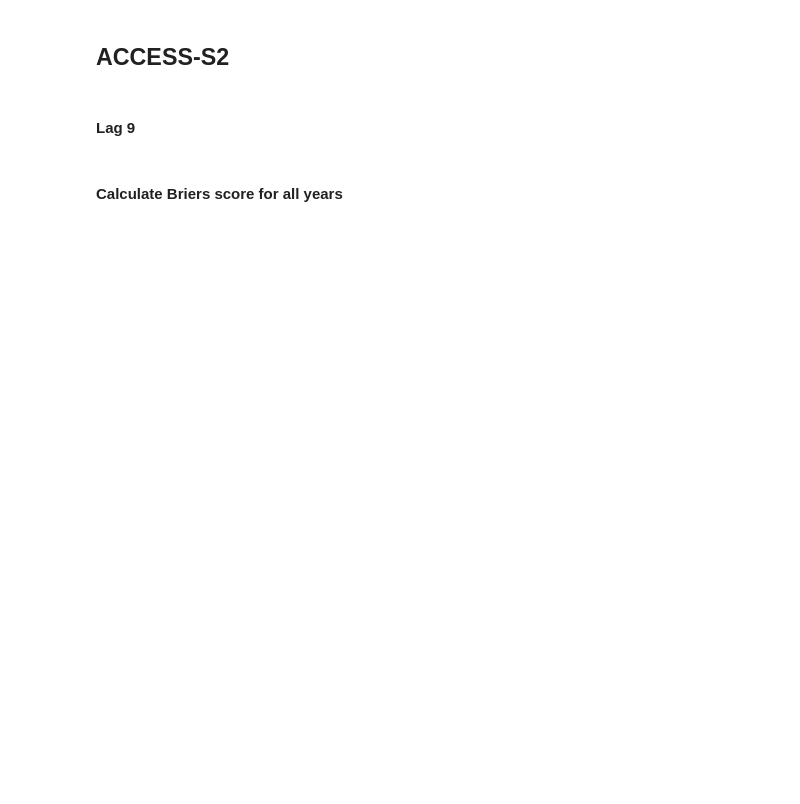
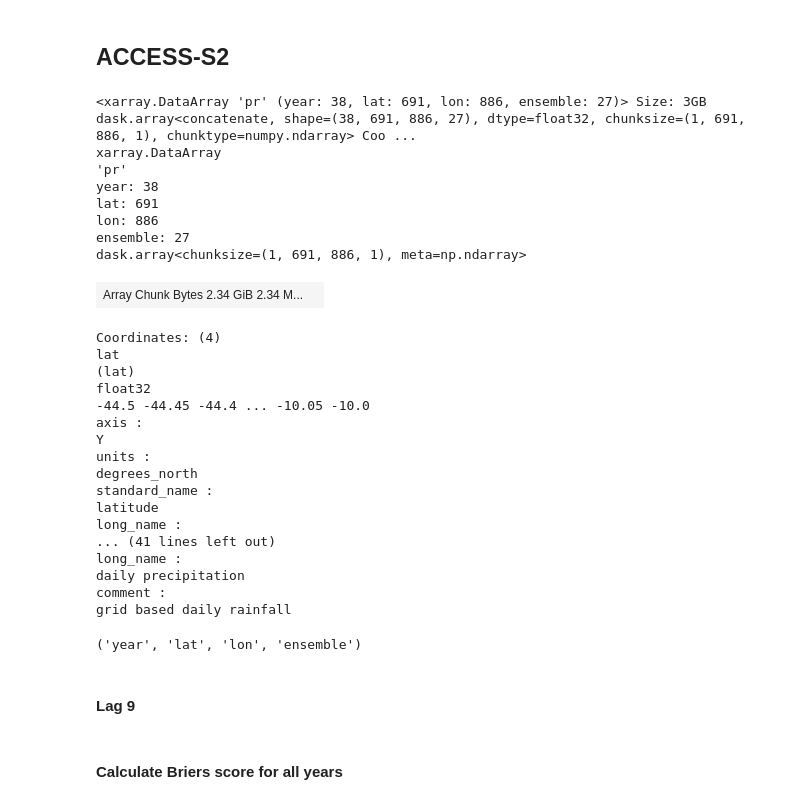
Before and after one commit to rubylieber/CSIRO_ENSO, a Jupyter notebook: Forecasting/Forecast median EN.ipynb, the cells around one changed output. Saved outputs shown, nothing was run; the diff lists cells and outputs as text; code cells hidden in the pictures; blank space fills up the shorter version.

```diff
--- a/Forecasting/Forecast median EN.ipynb
+++ b/Forecasting/Forecast median EN.ipynb
@@ -126,6 +132,39 @@ ds_combined = ds_combined.assign_coords(ensemble=np.arange(1, 28))
 
 # Convert to mm per month and chunk
 son_lag0_yearly = (ds_combined * 30.33).chunk('auto')
+# %%
+ds_combined
+# %% [output]
+<xarray.DataArray 'pr' (year: 38, lat: 691, lon: 886, ensemble: 27)> Size: 3GB dask.array<concatenate, shape=(38, 691, 886, 27), dtype=float32, chunksize=(1, 691, 886, 1), chunktype=numpy.ndarray> Coo ...
+xarray.DataArray
+'pr'
+year: 38
+lat: 691
+lon: 886
+ensemble: 27
+dask.array<chunksize=(1, 691, 886, 1), meta=np.ndarray>
+| Array Chunk Bytes 2.34 GiB 2.34 M... |  |
+Coordinates: (4)
+lat
+(lat)
+float32
+-44.5 -44.45 -44.4 ... -10.05 -10.0
+axis :
+Y
+units :
+degrees_north
+standard_name :
+latitude
+long_name :
+... (41 lines left out)
+long_name :
+daily precipitation
+comment :
+grid based daily rainfall
+# %%
+ds_combined.dims
+# %% [output]
+('year', 'lat', 'lon', 'ensemble')
 # %%
 target_anoms_lag0 = []
 below_q33_lag0 = []
```
Also changed, not shown: parts of 8 cells of this notebook, 5 other files.
